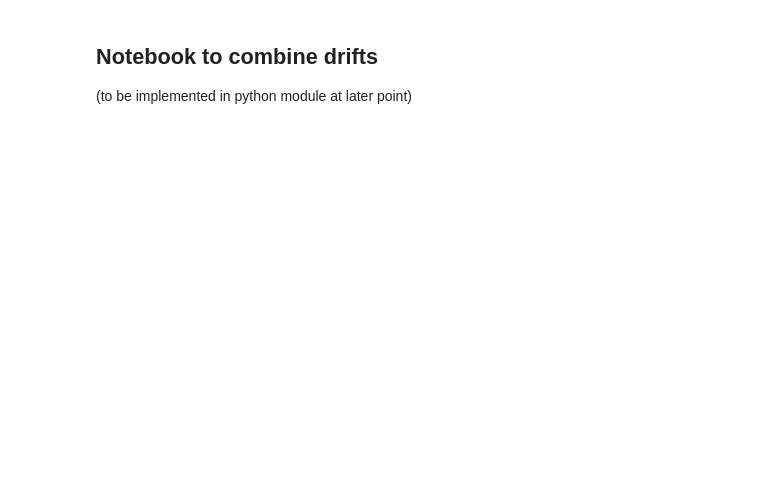
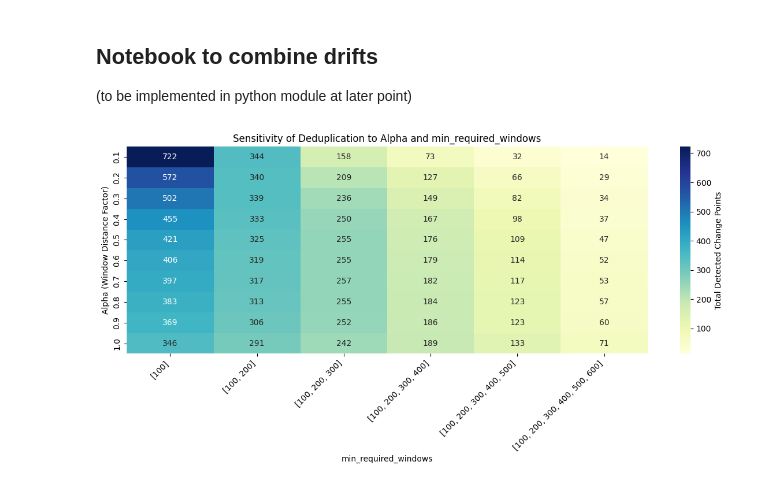
Before and after one commit to lennartebert/drifts-and-complexity, a Jupyter notebook: combine_drifts.ipynb, the cells around one changed output. Cells and saved outputs as stored; diff of their text form; code cells hidden in the pictures; blank space fills up the shorter version.

```diff
--- a/combine_drifts.ipynb
+++ b/combine_drifts.ipynb
@@ -92,0 +142,49 @@ deduplicated_dict = {
+# %%
+# check sensitivity of input parmeters
+
+import numpy as np
+import seaborn as sns
+import matplotlib.pyplot as plt
+import pandas as pd
+
+# Define parameters
+alphas = np.round(np.arange(0.1, 1.01, 0.1), 2)
+window_sizes_full = [100, 200, 300, 400, 500, 600]
+window_sets = [window_sizes_full[:i] for i in range(1, len(window_sizes_full)+1)]
+
+# Optional: label each window set for x-axis
+window_labels = [str(ws) for ws in window_sets]
+
+# Initialize heatmap data: rows = alphas, columns = window_sets
+heatmap_data = pd.DataFrame(index=alphas, columns=window_labels)
+
+# Loop over all combinations
+for alpha in alphas:
+    for i, min_required_windows in enumerate(window_sets):
+        label = window_labels[i]
+        total_cps = 0
+
+        for dataset, cp_all_window_sizes in change_points_dict.items():
+            cps = deduplicate_change_points_by_window(
+                cp_all_window_sizes,
+                alpha=alpha,
+                min_required_windows=min_required_windows
+            )
+            total_cps += len(cps)
+
+        heatmap_data.at[alpha, label] = total_cps
+
+# Convert to numeric for plotting
+heatmap_data = heatmap_data.astype(int)
+
+# Plot
+plt.figure(figsize=(12, 6))
+sns.heatmap(heatmap_data, annot=True, fmt="d", cmap="YlGnBu", cbar_kws={'label': 'Total Detected Change Points'})
+plt.title("Sensitivity of Deduplication to Alpha and min_required_windows")
+plt.xlabel("min_required_windows")
+plt.ylabel("Alpha (Window Distance Factor)")
+plt.xticks(rotation=45, ha='right')
+plt.tight_layout()
+plt.show()
+# %% [output]
+[figure, added]
```
Also changed, not shown: parts of 5 cells of this notebook.
